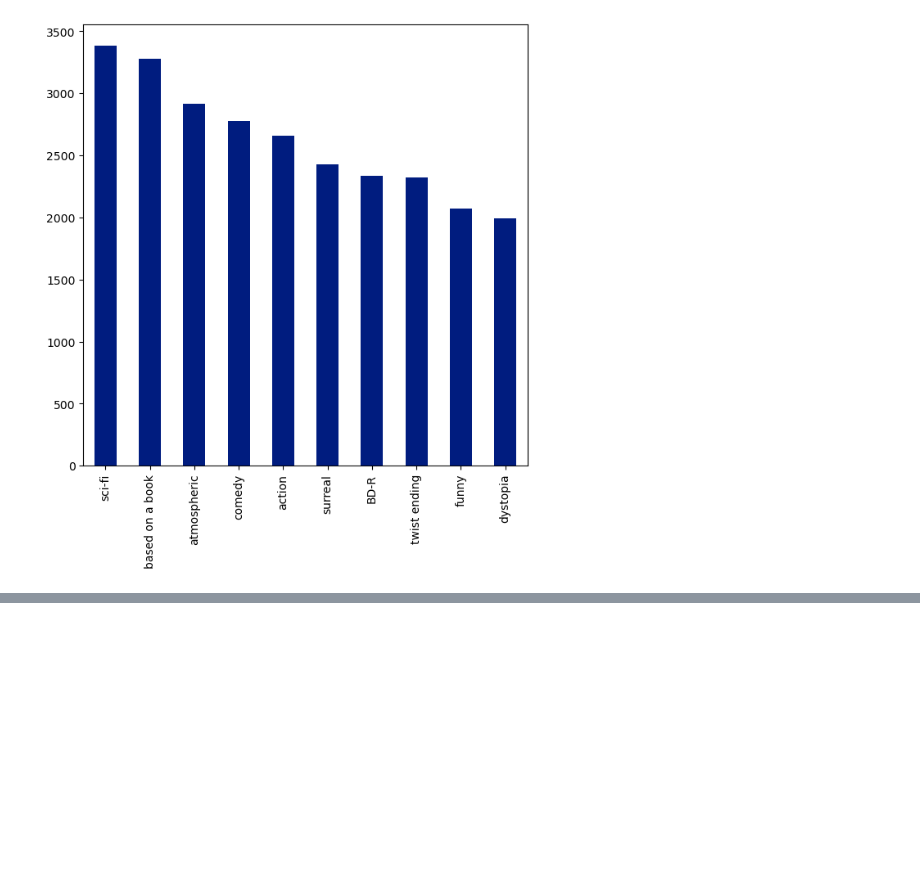
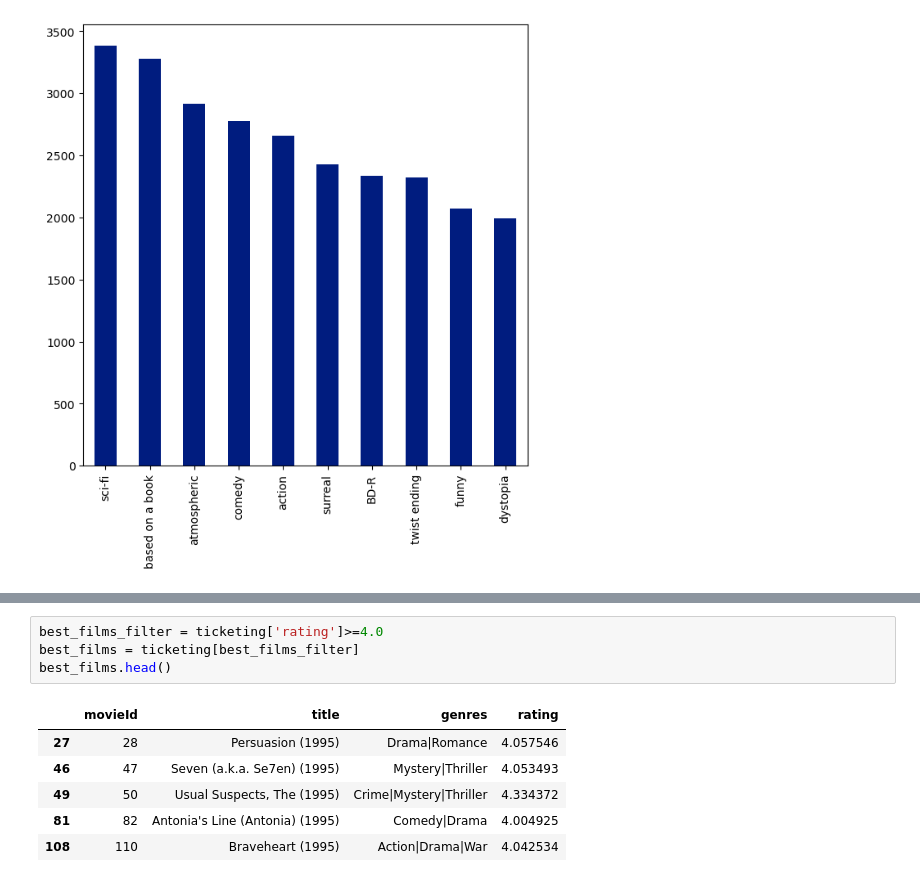
Before and after one commit to AnSardG/Machine_Learning_2022, a Jupyter notebook: Jupyter Exercises/Pandas/movielens.ipynb, the cells around one changed output, grey strips where cells are left out. Drawn from its saved outputs; the diff is of its cells as text; blank space fills up the shorter version.

```diff
--- a/Jupyter Exercises/Pandas/movielens.ipynb
+++ b/Jupyter Exercises/Pandas/movielens.ipynb
@@ -578,0 +606,11 @@ More examples at: https://pandas.pydata.org/docs/user_guide/merging.html
+# %%
+best_films_filter = ticketing['rating']>=4.0
+best_films = ticketing[best_films_filter]
+best_films.head()
+# %% [output]
+|  | movieId | title | genres | rating |
+| 27 | 28 | Persuasion (1995) | Drama|Romance | 4.057546 |
+| 46 | 47 | Seven (a.k.a. Se7en) (1995) | Mystery|Thriller | 4.053493 |
+| 49 | 50 | Usual Suspects, The (1995) | Crime|Mystery|Thriller | 4.334372 |
+| 81 | 82 | Antonia's Line (Antonia) (1995) | Comedy|Drama | 4.004925 |
+| 108 | 110 | Braveheart (1995) | Action|Drama|War | 4.042534 |
```
Also changed, not shown: parts of 26 cells of this notebook.
